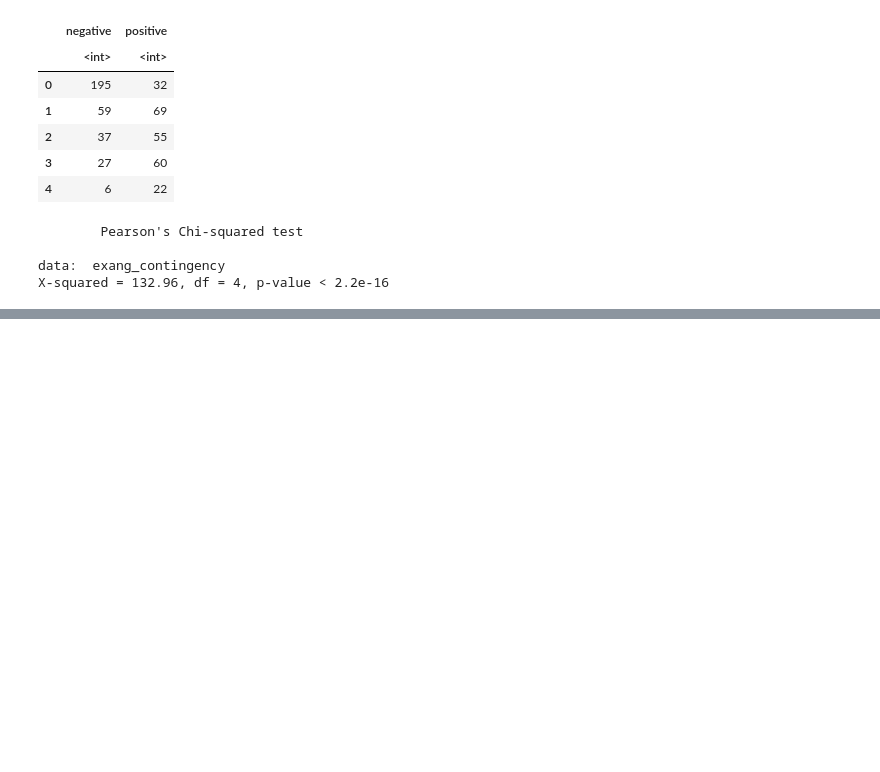
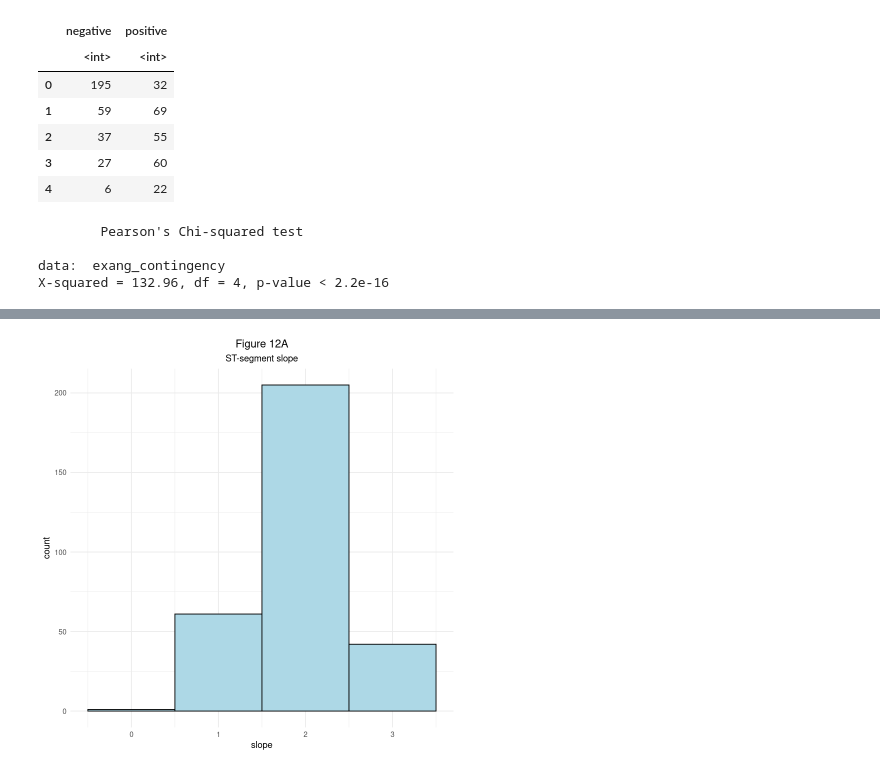
Before and after one commit to jerradmgenson/qdaim-proto, a Jupyter notebook: src/notebooks/dataset_analysis.ipynb, the cells around one changed output, grey strips where cells are left out. Saved outputs shown, nothing was run; the diff lists cells and outputs as text; code cells hidden in the pictures; blank space fills up the shorter version.

Commit message:
Add analysis of slope to dataset_analysis

```diff
--- a/src/notebooks/dataset_analysis.ipynb
+++ b/src/notebooks/dataset_analysis.ipynb
@@ -1023,0 +1094,4 @@ X-squared = 132.96, df = 4, p-value < 2.2e-16
+# %%
+# Histogram of ST-segment slope during exercise (slope).
+ggplot(heart_disease_data, aes(x=slope)) + ggtitle(label='Figure 12A', subtitle='ST-segment slope') + geom_histogram(binwidth=1, color='black', fill=c('lightblue')) + theme_minimal() + theme(plot.title = element_text(hjust = 0.5), plot.subtitle = element_text(hjust = 0.5))
+# %% [output]
@@ -1023,0 +1100 @@ X-squared = 132.96, df = 4, p-value < 2.2e-16
+[figure, added]
```
Also changed, not shown: parts of 11 cells of this notebook.
